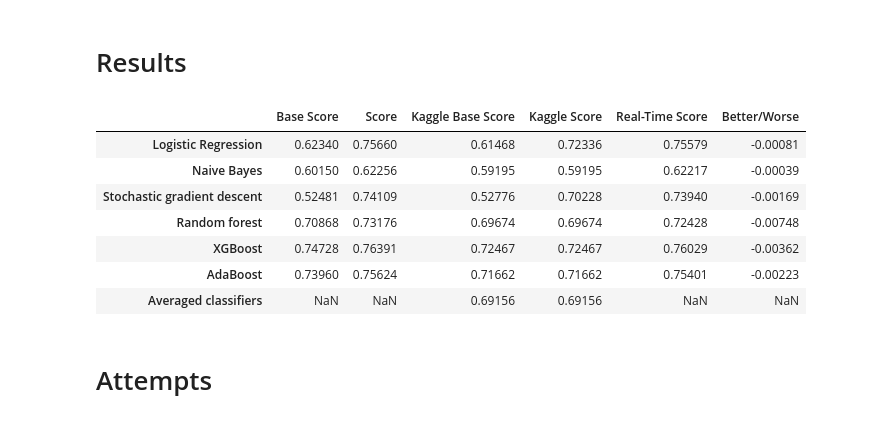
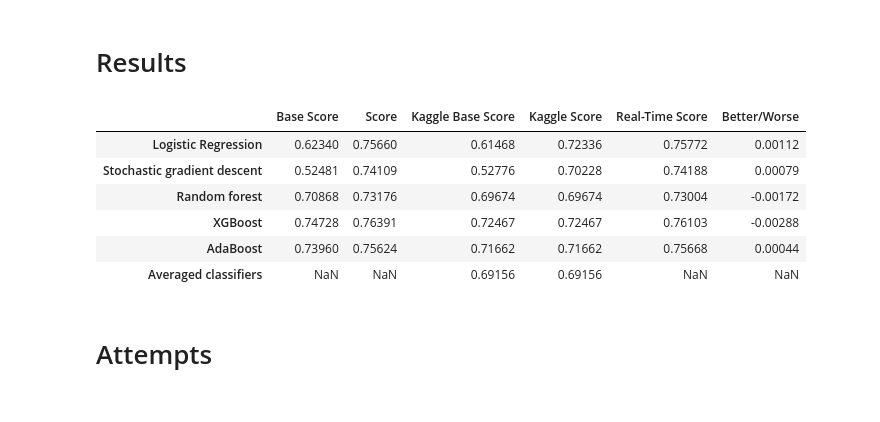
Before and after one commit to Gedas-LT/kaggle-home-credit, a Jupyter notebook: notebook.ipynb, the cells around one changed output. Drawn from its saved outputs; the diff is of its cells as text; code cells hidden in the pictures.

```diff
--- a/notebook.ipynb
+++ b/notebook.ipynb
@@ -704,14 +703,0 @@ Wall time: 226 ms
-# %%
-nb = GaussianNB()
-
-nb_pipe = Pipeline(
-    steps=[
-        ("preprocessor", preprocessor),
-        ("model", nb)
-    ]
-)
-
-nb_pipe.fit(X_train, y_train)
-nb_probs = nb_pipe.predict_proba(X_val)
-nb_score_rt = round(roc_auc_score(y_val, nb_probs[:, 1]), 5)
-print("Cross-validation score:", nb_score_rt)
@@ -847,7 +823,6 @@ output.to_csv("submissions/averaged_predictions.csv", index=False)
 pd.set_option("display.float_format","{:,.5f}".format)
 
 log_base_score = 0.6234
-nb_base_score = 0.6015
 sgd_base_score = 0.52481
 forest_base_score = 0.70868
 xgboost_base_score = 0.74728
@@ -855,51 +830,47 @@ ada_base_score = 0.7396
 avg_base_score = None
 
 log_score = 0.75660
-nb_score = 0.62256
 sgd_score = 0.74109
 forest_score = 0.73176
 xgboost_score = 0.76391
 ada_score = 0.75624
 avg_score = None
 
 kaggle_base_log_score = 0.61468
-kaggle_base_nb_score = 0.59195
 kaggle_base_sgd_score = 0.52776
 kaggle_base_forest_score = 0.69674
 kaggle_base_xgboost_score = 0.72467
 kaggle_base_ada_score = 0.71662
 kaggle_base_avg_score = 0.69156
 
 kaggle_log_score = 0.72336
-kaggle_nb_score = 0.59195
 kaggle_sgd_score = 0.70228
 kaggle_forest_score = 0.69674
 kaggle_xgboost_score = 0.72467
 kaggle_ada_score = 0.71662
 kaggle_avg_score = 0.69156
 
-scores_table = pd.DataFrame({"Base Score": [log_base_score, nb_base_score, sgd_base_score, forest_base_score, xgboost_base_score, ada_base_score, avg_base_score],
-                             "Score": [log_score, nb_score, sgd_score, forest_score, xgboost_score, ada_score, avg_score],
-                             "Kaggle Base Score": [kaggle_base_log_score, kaggle_base_nb_score, kaggle_base_sgd_score, kaggle_base_forest_score,
+scores_table = pd.DataFrame({"Base Score": [log_base_score, sgd_base_score, forest_base_score, xgboost_base_score, ada_base_score, avg_base_score],
+                             "Score": [log_score, sgd_score, forest_score, xgboost_score, ada_score, avg_score],
+                             "Kaggle Base Score": [kaggle_base_log_score, kaggle_base_sgd_score, kaggle_base_forest_score,
                                                    kaggle_base_xgboost_score, kaggle_base_ada_score, kaggle_base_avg_score],
-                             "Kaggle Score": [kaggle_log_score, kaggle_nb_score, kaggle_sgd_score, kaggle_forest_score, kaggle_xgboost_score, kaggle_ada_score, kaggle_avg_score],
-                             "Real-Time Score": [log_score_rt, nb_score_rt, sgd_score_rt, forest_score_rt, xgboost_score_rt, ada_score_rt, None],
-                             "Better/Worse": [log_score_rt - log_score, nb_score_rt - nb_score, sgd_score_rt - sgd_score,
-                                              forest_score_rt - forest_score, xgboost_score_rt - xgboost_score, ada_score_rt - ada_score, None]
+                             "Kaggle Score": [kaggle_log_score, kaggle_sgd_score, kaggle_forest_score, kaggle_xgboost_score, kaggle_ada_score, kaggle_avg_score],
+                             "Real-Time Score": [log_score_rt, sgd_score_rt, forest_score_rt, xgboost_score_rt, ada_score_rt, None],
+                             "Better/Worse": [log_score_rt - log_score, sgd_score_rt - sgd_score, forest_score_rt - forest_score,
+                                              xgboost_score_rt - xgboost_score, ada_score_rt - ada_score, None]
                              }
                             ).set_axis(
-                                 ["Logistic Regression", "Naive Bayes", "Stochastic gradient descent", "Random forest", "XGBoost", "AdaBoost", "Averaged classifiers"], axis="index"
+                                 ["Logistic Regression", "Stochastic gradient descent", "Random forest", "XGBoost", "AdaBoost", "Averaged classifiers"], axis="index"
                                  )
 
 scores_table
 # %% [output]
 |  | Base Score | Score | Kaggle Base Score | Kaggle Score | Real-Time Score | Better/Worse |
-| Logistic Regression | 0.62340 | 0.75660 | 0.61468 | 0.72336 | 0.75579 | -0.00081 |
-| Naive Bayes | 0.60150 | 0.62256 | 0.59195 | 0.59195 | 0.62217 | -0.00039 |
-| Stochastic gradient descent | 0.52481 | 0.74109 | 0.52776 | 0.70228 | 0.73940 | -0.00169 |
-| Random forest | 0.70868 | 0.73176 | 0.69674 | 0.69674 | 0.72428 | -0.00748 |
-| XGBoost | 0.74728 | 0.76391 | 0.72467 | 0.72467 | 0.76029 | -0.00362 |
-| AdaBoost | 0.73960 | 0.75624 | 0.71662 | 0.71662 | 0.75401 | -0.00223 |
+| Logistic Regression | 0.62340 | 0.75660 | 0.61468 | 0.72336 | 0.75772 | 0.00112 |
+| Stochastic gradient descent | 0.52481 | 0.74109 | 0.52776 | 0.70228 | 0.74188 | 0.00079 |
+| Random forest | 0.70868 | 0.73176 | 0.69674 | 0.69674 | 0.73004 | -0.00172 |
+| XGBoost | 0.74728 | 0.76391 | 0.72467 | 0.72467 | 0.76103 | -0.00288 |
+| AdaBoost | 0.73960 | 0.75624 | 0.71662 | 0.71662 | 0.75668 | 0.00044 |
 | Averaged classifiers | NaN | NaN | 0.69156 | 0.69156 | NaN | NaN |
 # %% [markdown]
 # Attempts
```
Also changed, not shown: parts of 18 cells of this notebook.
